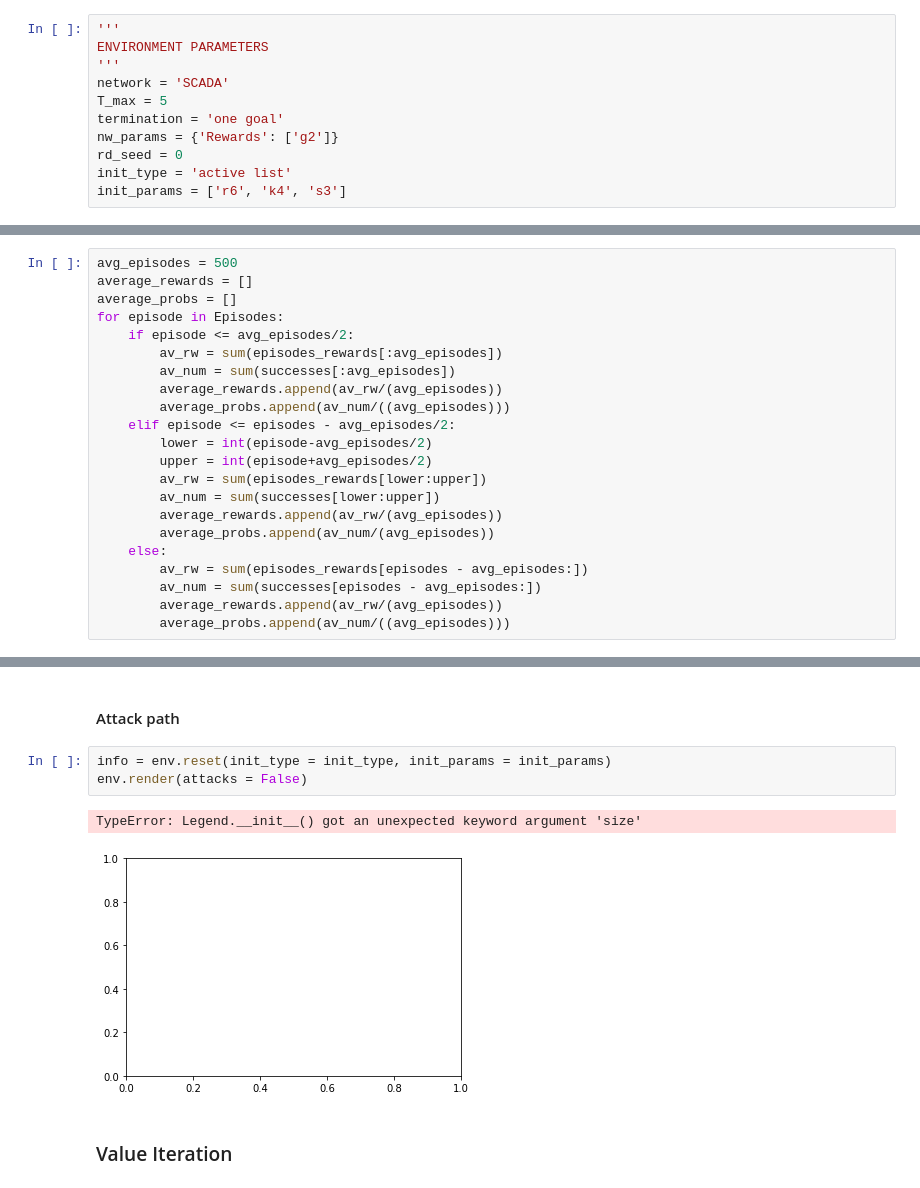
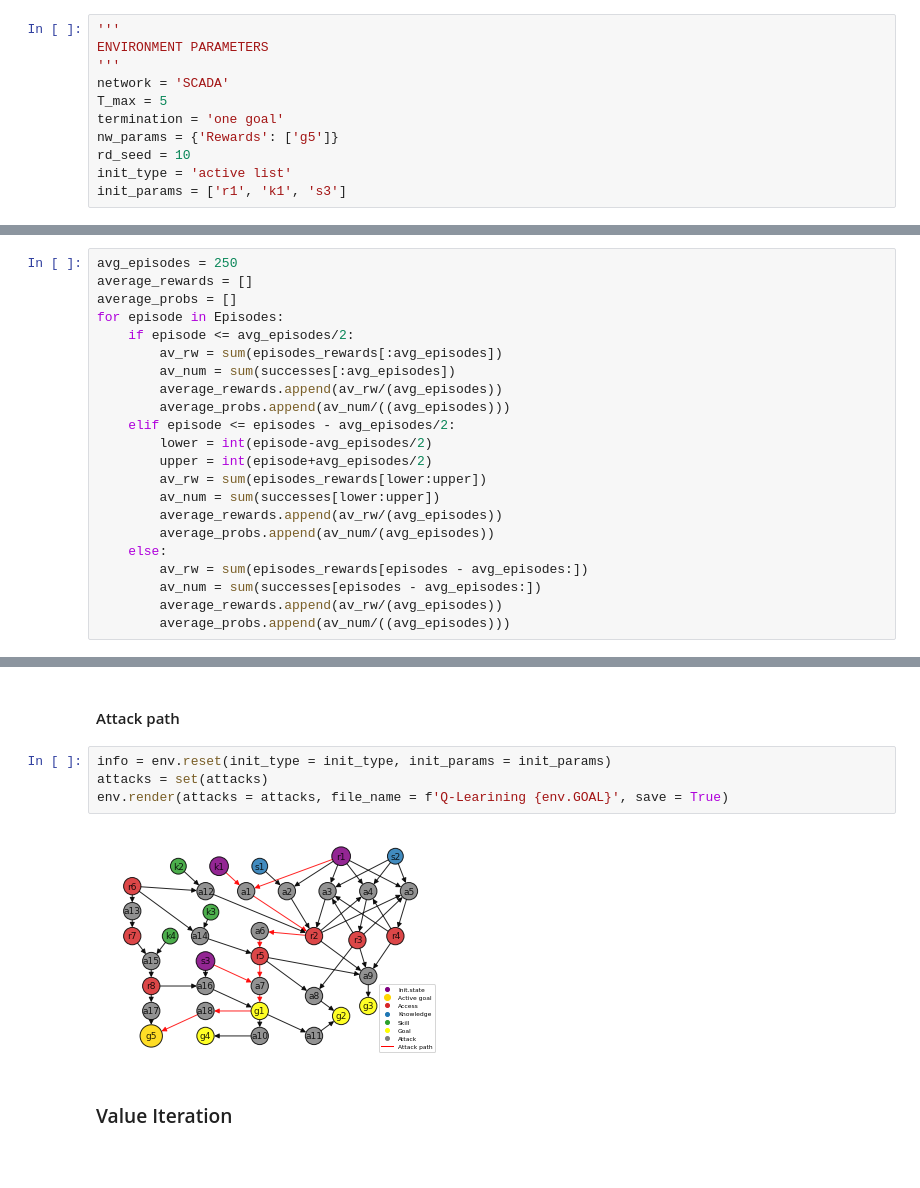
Before and after one commit to juanbeta98/CPSS, a Jupyter notebook: Policy Evaluation.ipynb, the cells around one changed output, grey strips where cells are left out. Cells and saved outputs as stored; diff of their text form; blank space fills up the shorter version.

```diff
--- a/Policy Evaluation.ipynb
+++ b/Policy Evaluation.ipynb
@@ -18,10 +18,10 @@ ENVIRONMENT PARAMETERS
 network = 'SCADA'
 T_max = 5
 termination = 'one goal'
-nw_params = {'Rewards': ['g2']}
-rd_seed = 0
+nw_params = {'Rewards': ['g5']}
+rd_seed = 10
 init_type = 'active list'
-init_params = ['r6', 'k4', 's3']
+init_params = ['r1', 'k1', 's3']
 # %% [markdown]
 ### Environment and solver objects
 # %%
@@ -109,7 +109,7 @@ Success prob on last 10% ep:   0.94
 # %% [markdown]
 ### Training performance
 # %%
-avg_episodes = 500
+avg_episodes = 250
 average_rewards = []
 average_probs = []
 for episode in Episodes:
@@ -211,10 +216,10 @@ Avg reward:   0.87
 #### Attack path
 # %%
 info = env.reset(init_type = init_type, init_params = init_params)
-env.render(attacks = False)
+attacks = set(attacks)
+env.render(attacks = attacks, file_name = f'Q-Learining {env.GOAL}', save = True)
 # %% [output]
-TypeError: Legend.__init__() got an unexpected keyword argument 'size'
-[figure, old version]
+[figure, new version]
 # %% [markdown]
 ### Value Iteration
 # %%
```
Also changed, not shown: parts of 12 cells of this notebook, 10 other files.
